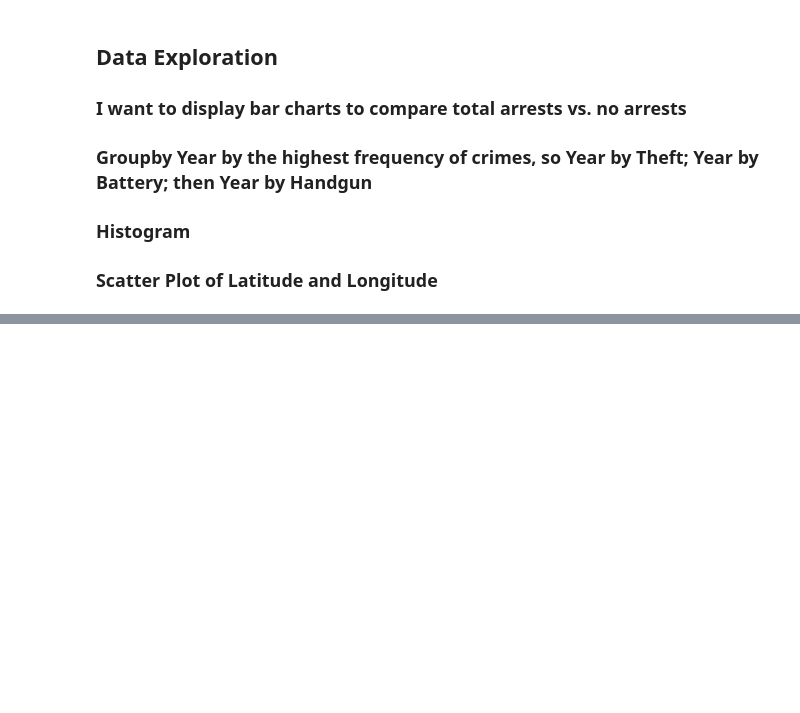
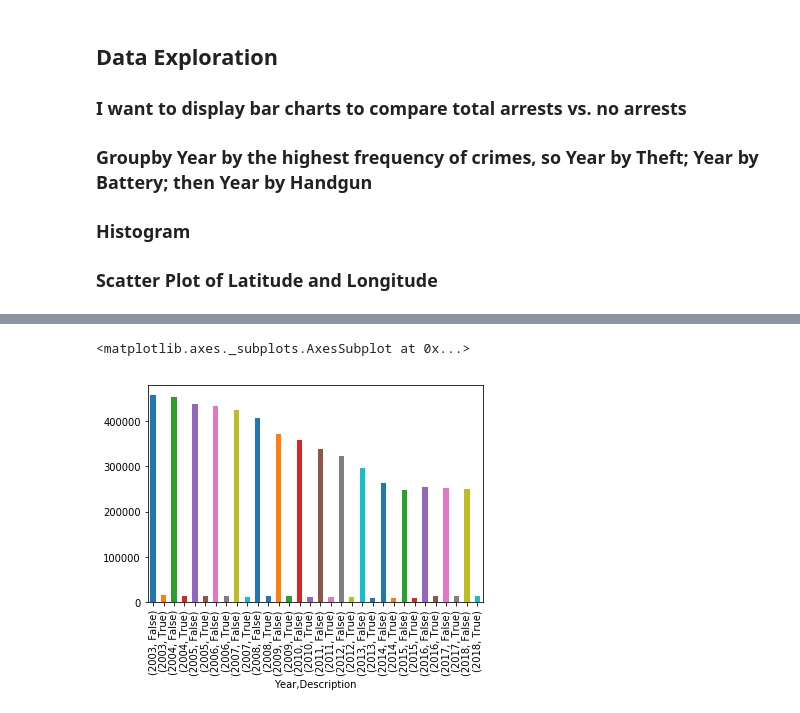
Before and after one commit to igopalan/Analyzing-Crimes-in-Chicago, a Jupyter notebook: Thinkful_Chicago_Crimes2001-2019.py.ipynb, the cells around one changed output, grey strips where cells are left out. Cells and saved outputs as stored; diff of their text form; code cells hidden in the pictures; blank space fills up the shorter version.

```diff
--- a/Thinkful_Chicago_Crimes2001-2019.py.ipynb
+++ b/Thinkful_Chicago_Crimes2001-2019.py.ipynb
@@ -187,0 +340,2 @@ memory usage: 715.1+ MB
+# %%
+crimes_handguns = crimes.Description.str.contains('HANDGUN')
@@ -187,0 +374,6 @@ memory usage: 715.1+ MB
+# %%
+ crimes.groupby(['Year', crimes_handguns]).size().plot.bar()
+# crimes.groupby(['Year', crimes_handguns]).plot.bar()
+# %% [output]
+<matplotlib.axes._subplots.AxesSubplot at 0x...>
+[figure, added]
```
Also changed, not shown: parts of 74 cells of this notebook.
